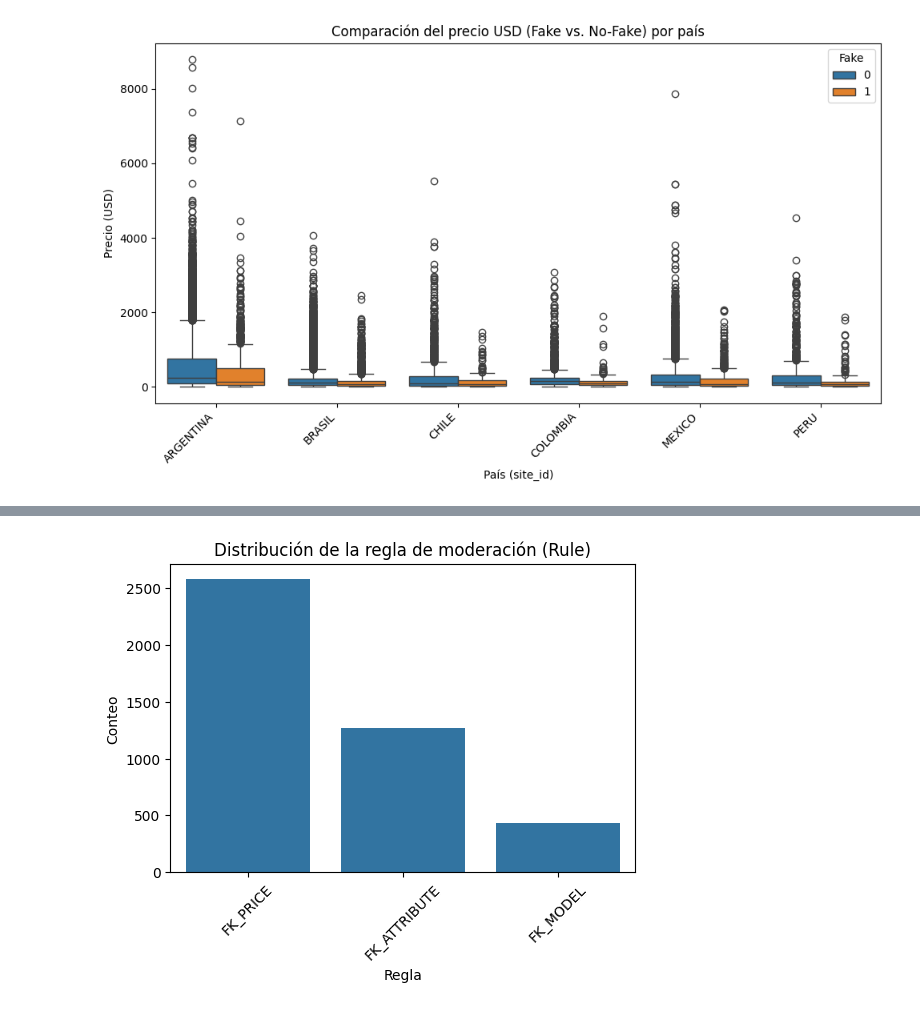
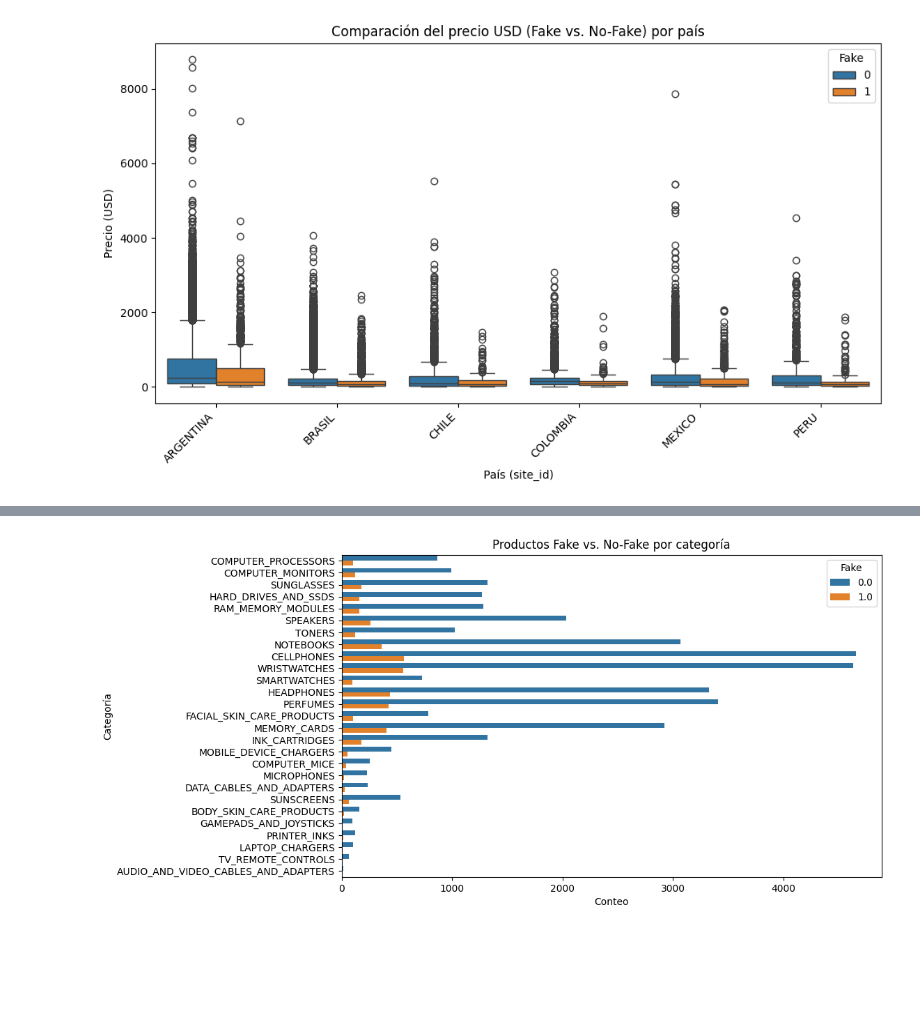
Before and after one commit to allanramirez111/prueba_meli, a Jupyter notebook: cuadernos/analisis.ipynb, the cells around one changed output, grey strips where cells are left out. Saved outputs shown, nothing was run; the diff lists cells and outputs as text; code cells hidden in the pictures; blank space fills up the shorter version.

```diff
--- a/cuadernos/analisis.ipynb
+++ b/cuadernos/analisis.ipynb
@@ -10,7 +10,7 @@ import os
 sys.path.append(os.path.abspath(".."))
 # %%
 # Lectura bases
-df_ = pd.read_csv('../datos/base.csv')
+df_ = pd.read_csv('../data/base.csv')
 
 # Guardar copia
 df = df_.copy()
@@ -651,23 +764,23 @@ pairwise_scatterplots(df_w_usd, numeric_cols=['precio_usd', 'Score'], hue='Fake'
 # %%
-# 11. Conteo de reglas (Rule) con las que se moderaron productos
+# Conteo de productos Fake vs. No-Fake, según su categoría (Dominio_normalizado)
 
-def plot_rule_distribution(df):
+def fake_by_category(df):
     """
-    Genera un countplot para observar la distribución de las reglas (Rule)
-    usadas en la moderación. Se excluyen valores nulos o vacíos.
+    Genera un gráfico de barras apiladas (o countplot con hue) que muestra
+    la cantidad de productos Fake vs. No-Fake por categoría.
 
     Args:
         df (pd.DataFrame): DataFrame con los datos.
     """
-    plt.figure(figsize=(6, 4))
-    sns.countplot(data=df.dropna(subset=['Rule']), x='Rule')
-    plt.title("Distribución de la regla de moderación (Rule)")
-    plt.xlabel("Regla")
-    plt.ylabel("Conteo")
-    plt.xticks(rotation=45)
+    plt.figure(figsize=(10, 6))
+    sns.countplot(data=df, y='Dominio_normalizado', hue='Fake')
+    plt.title("Productos Fake vs. No-Fake por categoría")
+    plt.xlabel("Conteo")
+    plt.ylabel("Categoría")
+    plt.legend(title='Fake')
     plt.show()
 
 # Uso:
-plot_rule_distribution(df_w_usd)
+fake_by_category(df_w_usd)
 # %% [output]
-[figure, old version]
+[figure, new version]
```
Also changed, not shown: parts of 14 cells of this notebook, 8 other files.
